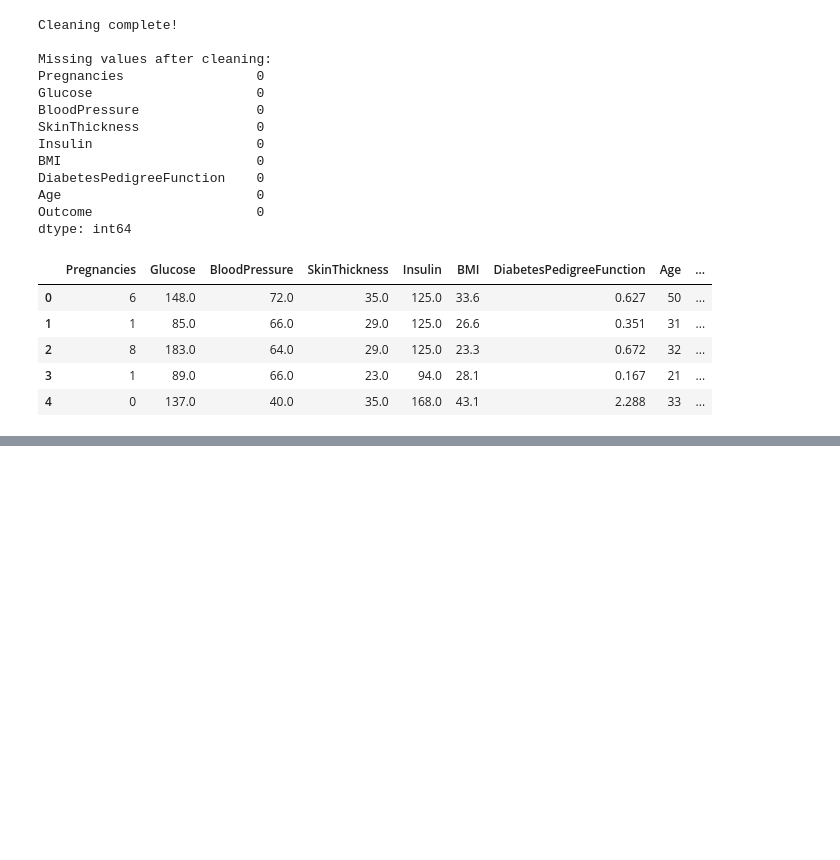
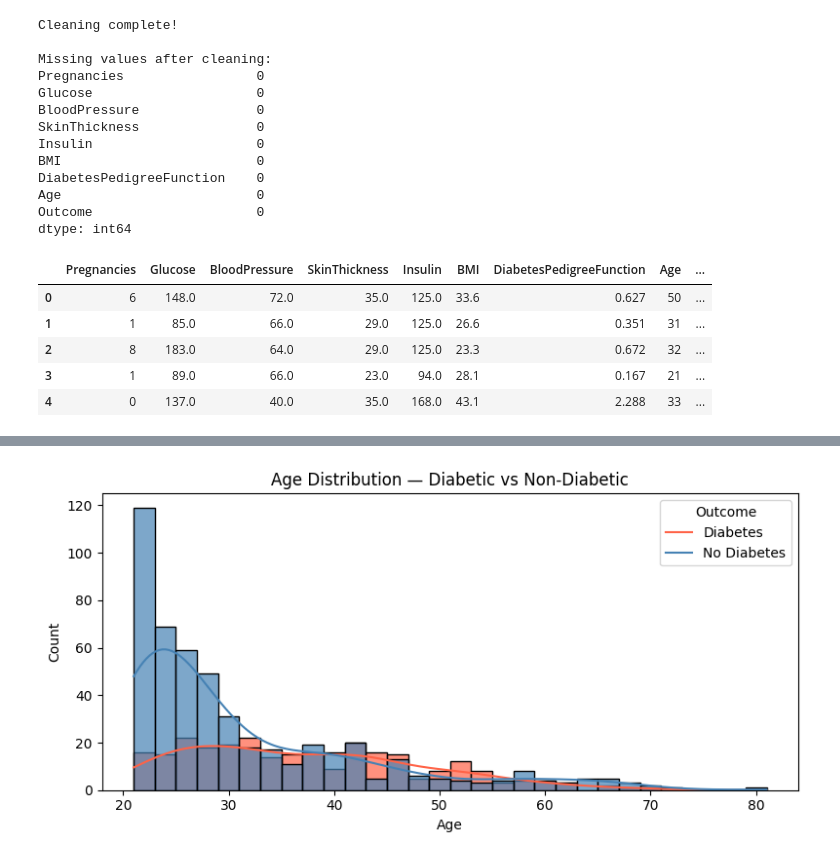
Before and after one commit to abdullah123-collab/Machine_Learning-, a Jupyter notebook: Basics/Comparing_Models/Diabetes/DecisionTree.ipynb, the cells around one changed output, grey strips where cells are left out. Cells and saved outputs as stored; diff of their text form; code cells hidden in the pictures; blank space fills up the shorter version.

```diff
--- a/Basics/Comparing_Models/Diabetes/DecisionTree.ipynb
+++ b/Basics/Comparing_Models/Diabetes/DecisionTree.ipynb
@@ -96,0 +118,12 @@ dtype: int64
+# %%
+plt.figure(figsize=(8, 4))
+sns.histplot(data=df, x='Age', hue='Outcome', bins=30,
+             kde=True, palette={0: 'steelblue', 1: 'tomato'}, alpha=0.7)
+plt.title('Age Distribution — Diabetic vs Non-Diabetic')
+plt.xlabel('Age')
+plt.ylabel('Count')
+plt.legend(title='Outcome', labels=['Diabetes', 'No Diabetes'])
+plt.tight_layout()
+plt.show()
+# %% [output]
+[figure, added]
```
Also changed, not shown: parts of 2 cells of this notebook.
